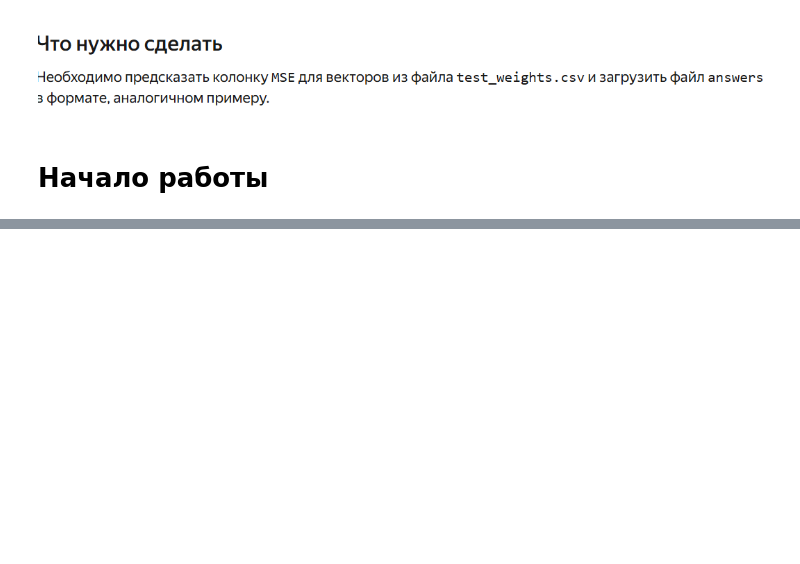
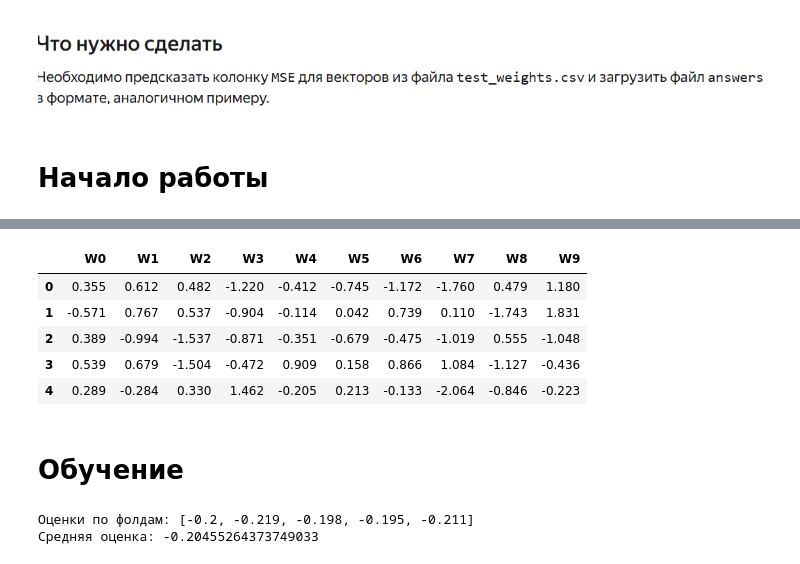
Before and after one commit to Mister-0-Zero/yandex_intensiv, a Jupyter notebook: main.ipynb, the cells around one changed output, grey strips where cells are left out. Saved outputs shown, nothing was run; the diff lists cells and outputs as text; code cells hidden in the pictures; blank space fills up the shorter version.

```diff
--- a/main.ipynb
+++ b/main.ipynb
@@ -16,0 +35,12 @@
+# %%
+X =  df_train.drop(columns=["MSE"])
+Y = df_train["MSE"]
+# %%
+X.head()
+# %% [output]
+|  | W0 | W1 | W2 | W3 | W4 | W5 | W6 | W7 | W8 | W9 |
+| 0 | 0.355 | 0.612 | 0.482 | -1.220 | -0.412 | -0.745 | -1.172 | -1.760 | 0.479 | 1.180 |
+| 1 | -0.571 | 0.767 | 0.537 | -0.904 | -0.114 | 0.042 | 0.739 | 0.110 | -1.743 | 1.831 |
+| 2 | 0.389 | -0.994 | -1.537 | -0.871 | -0.351 | -0.679 | -0.475 | -1.019 | 0.555 | -1.048 |
+| 3 | 0.539 | 0.679 | -1.504 | -0.472 | 0.909 | 0.158 | 0.866 | 1.084 | -1.127 | -0.436 |
+| 4 | 0.289 | -0.284 | 0.330 | 1.462 | -0.205 | 0.213 | -0.133 | -2.064 | -0.846 | -0.223 |
@@ -16,0 +49,2 @@
+# %% [markdown]
+# Обучение
@@ -16,0 +61,7 @@
+# %%
+scores = [float(round(x, 3)) for x in cross_score]
+print(f"Оценки по фолдам: {scores}")
+print(f"Средняя оценка: {cross_score.mean()}")
+# %% [output]
+Оценки по фолдам: [-0.2, -0.219, -0.198, -0.195, -0.211]
+Средняя оценка: -0.20455264373749033
```
Also changed, not shown: parts of 6 cells of this notebook.
